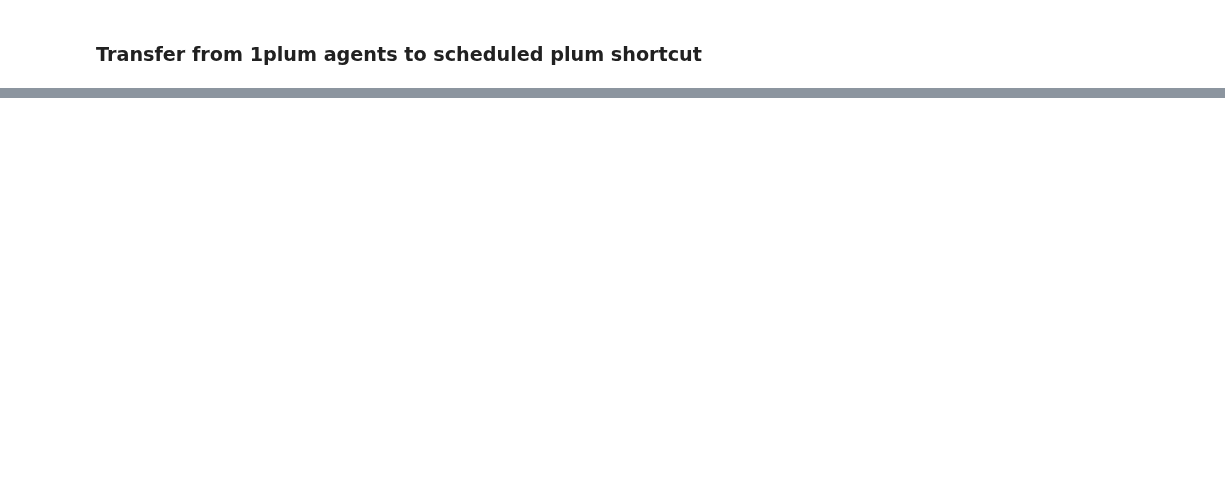
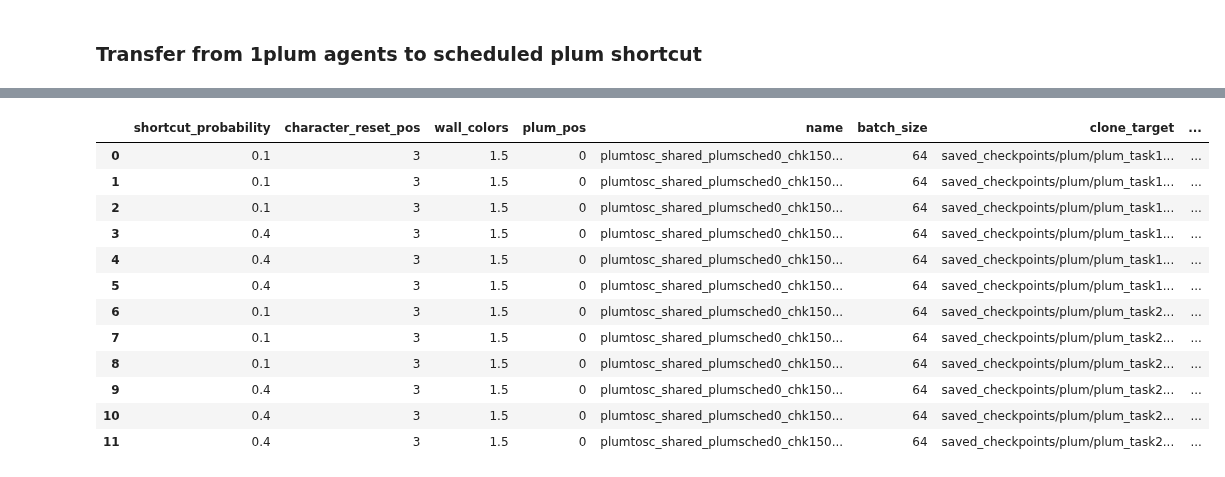
Before and after one commit to liuandrew/ppo_aux, a Jupyter notebook: write_and_test/write_experiments.ipynb, the cells around one changed output, grey strips where cells are left out. Saved outputs shown, nothing was run; the diff lists cells and outputs as text; code cells hidden in the pictures; blank space fills up the shorter version.

```diff
--- a/write_and_test/write_experiments.ipynb
+++ b/write_and_test/write_experiments.ipynb
@@ -4360,0 +4721,87 @@ pd.DataFrame(rows)
+# %%
+num_trials = 3
+probs = [0.1, 0.4]
+tasks = [1.5, 2.5] # original plum envs
+rows = []
+batch = 64
+# plum schedule in the sc env
+schedule = [0, 100_000, 200_000, 300_000, 400_000]
+step_args = [0, 1, 2, 3, -1]
+
+clone_sets = ['shared']
+clone_params = [
+    {'clone_layers': 'gru,shared0',
+     'copy_obs_rms': True,
+     'freeze_obs_rms': False},
+]
+j = 0
+
+# fix chk 150 in clone_path_formatter
+clone_path_formatter = 'saved_checkpoints/plum/plum_task{task}_1plum_t{t}/150.pt'
+for m, task in enumerate(tasks):
+    for n, p in enumerate(probs):
+        for i in range(num_trials):
+            clone_path = clone_path_formatter.format(task=task, t=i)
+            clone_param = clone_params[j]
+            clone_param['clone_path'] = clone_path
+
+            exp_name = f'plumtosc_{clone_sets[j]}_plumsched0_chk150task{task}p{p}_t{i}'
+            env_kwargs = {'shortcut_probability': p,
+                          'character_reset_pos': 3,
+                          'wall_colors': 1.5,
+                          'plum_pos': 0}
+            seed = i + 10*(m+1) + 100*(n+1) + 200 + (j+1)*1000 + 10000*(l+1)
+            row = env_kwargs.copy()
+            row['name'] = exp_name
+            row['batch_size'] = batch
+            row['clone_target'] = clone_path
+            row['seed'] = seed
+
+            rows.append(row)
+            config = {
+                'wandb_project_name': 'Nav_Shared_Layers',
+                'exp_name': exp_name,
+                'save_name': exp_name,
+                'num_env_steps': 3000000,
+                'env_name': 'ShortcutNav-v0',
+                'algo': 'ppo',
+                'num_mini_batch': 10,
+                'num_processes': 100,
+                'num_steps': batch,
+
+                'normalize': False,
+
+                'checkpoint_interval': 10,
+                'save_dir': 'plumtosc',
+
+                'recurrent': True,
+                'seed': seed,
+                'no_cuda': True,
+                'env_kwargs': env_kwargs,
+
+                'nn_base': 'DelayedRNNPPO',
+                'nn_base_kwargs': {'hidden_size': 64},
+
+                'clone_parameter_experiment': True,
+                'clone_args': clone_param,
+
+                'use_universal_step': {'on': True, 'schedule': schedule, 'step_args': step_args}
+            }
+
+            pickle.dump(config, open('../experiment_configs/' + exp_name, 'wb'))
+
+pd.DataFrame(rows)
+# %% [output]
+|  | shortcut_probability | character_reset_pos | wall_colors | plum_pos | name | batch_size | clone_target | ... |
+| 0 | 0.1 | 3 | 1.5 | 0 | plumtosc_shared_plumsched0_chk150... | 64 | saved_checkpoints/plum/plum_task1... | ... |
+| 1 | 0.1 | 3 | 1.5 | 0 | plumtosc_shared_plumsched0_chk150... | 64 | saved_checkpoints/plum/plum_task1... | ... |
+| 2 | 0.1 | 3 | 1.5 | 0 | plumtosc_shared_plumsched0_chk150... | 64 | saved_checkpoints/plum/plum_task1... | ... |
+| 3 | 0.4 | 3 | 1.5 | 0 | plumtosc_shared_plumsched0_chk150... | 64 | saved_checkpoints/plum/plum_task1... | ... |
+| 4 | 0.4 | 3 | 1.5 | 0 | plumtosc_shared_plumsched0_chk150... | 64 | saved_checkpoints/plum/plum_task1... | ... |
+| 5 | 0.4 | 3 | 1.5 | 0 | plumtosc_shared_plumsched0_chk150... | 64 | saved_checkpoints/plum/plum_task1... | ... |
+| 6 | 0.1 | 3 | 1.5 | 0 | plumtosc_shared_plumsched0_chk150... | 64 | saved_checkpoints/plum/plum_task2... | ... |
+| 7 | 0.1 | 3 | 1.5 | 0 | plumtosc_shared_plumsched0_chk150... | 64 | saved_checkpoints/plum/plum_task2... | ... |
+| 8 | 0.1 | 3 | 1.5 | 0 | plumtosc_shared_plumsched0_chk150... | 64 | saved_checkpoints/plum/plum_task2... | ... |
+| 9 | 0.4 | 3 | 1.5 | 0 | plumtosc_shared_plumsched0_chk150... | 64 | saved_checkpoints/plum/plum_task2... | ... |
+| 10 | 0.4 | 3 | 1.5 | 0 | plumtosc_shared_plumsched0_chk150... | 64 | saved_checkpoints/plum/plum_task2... | ... |
+| 11 | 0.4 | 3 | 1.5 | 0 | plumtosc_shared_plumsched0_chk150... | 64 | saved_checkpoints/plum/plum_task2... | ... |
```
Also changed, not shown: parts of 9 cells of this notebook, 5 other files.
